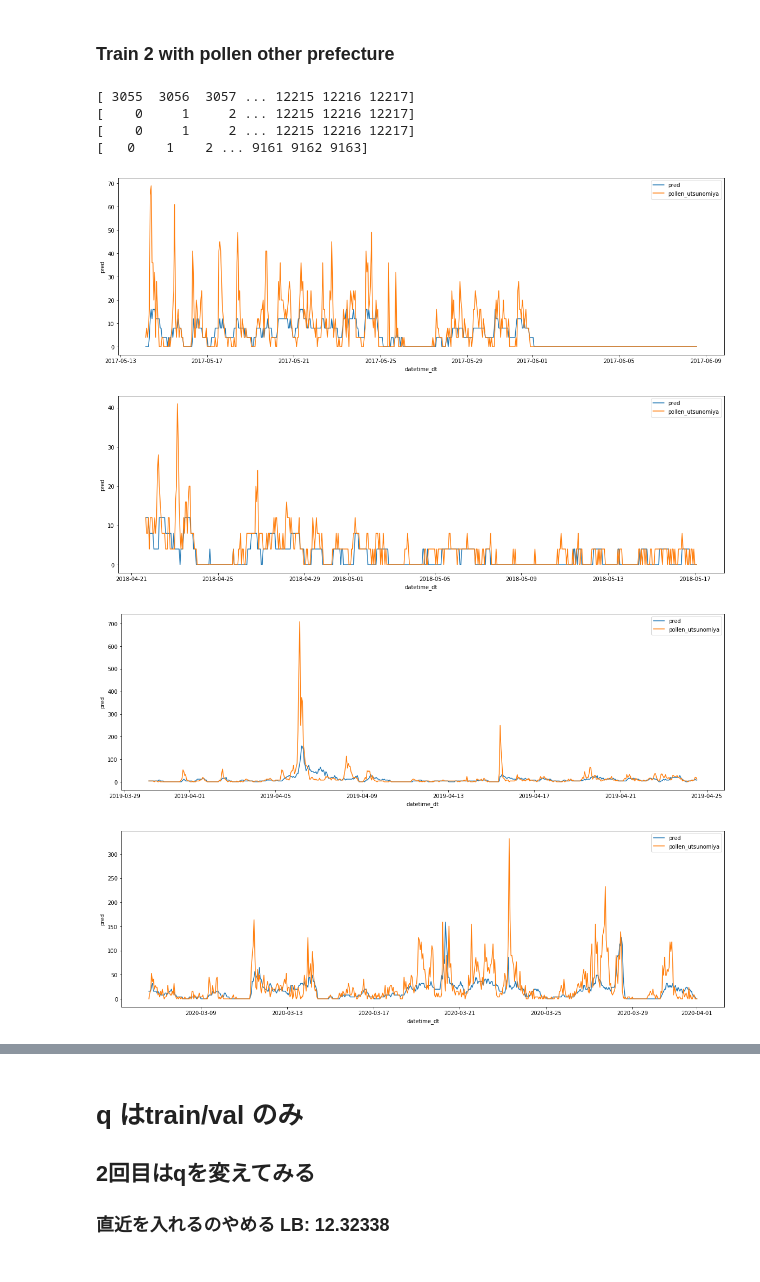
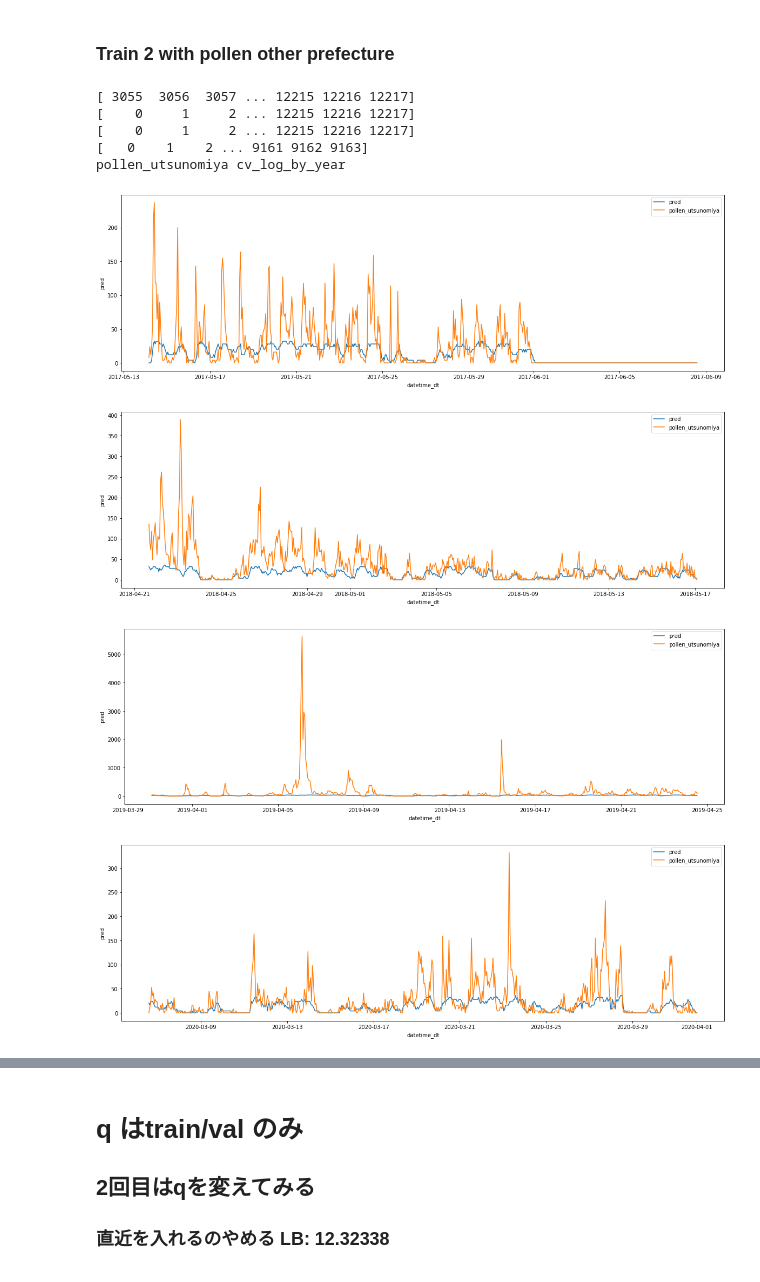
Before and after one commit to masaponto/kafun_solution, a Jupyter notebook: exp11/lgbm_kfold3.ipynb, the cells around one changed output, grey strips where cells are left out. Saved outputs shown, nothing was run; the diff lists cells and outputs as text; code cells hidden in the pictures.

```diff
--- a/exp11/lgbm_kfold3.ipynb
+++ b/exp11/lgbm_kfold3.ipynb
@@ -148,8 +148,7 @@ def train_lightgbm_with_cv_log(
     ],
     val_test_split: float =0.8,
     q: int =-1,
-    plot: bool = True,
-    convert_pollen: bool=True
+    plot: bool = True
 ) -> Union[np.array, List[np.float], pd.DataFrame, np.array]:
 
     # print(f"========={target_label}==========")
@@ -242,8 +241,7 @@ def train_lightgbm_with_cv_log(
             ax = sns.lineplot(data=_df_v_test, x="datetime_dt", y=label, label=label)
 
     prediction = np.where(prediction < 0, 0, prediction)
-    if convert_pollen:
-        prediction = np.array([getNearestValue(pollen_list, v) for v in prediction])
+    prediction = np.array([getNearestValue(pollen_list, v) for v in prediction])
 
     imps = np.mean(imps_list, axis=0)
     df_imps = pd.DataFrame({"columns": _df[cols].columns.tolist(), "feat_imp": imps})
@@ -1285,7 +1248,6 @@ def run_train(
         "pollen_chiba",
         "pollen_tokyo",
     ],
-    convert_pollen:bool=True
 ):
 
     _df_tr = _df[_df[label] >= 0].reset_index(drop=True)
@@ -1303,12 +1265,11 @@ def run_train(
         target_label=label,
         unused_label=["datetime", "datetime_dt"] + unused_feat,
         label_cols=label_cols,
-        q=q,
-        convert_pollen=convert_pollen
+        q=q
     )
 
 
-    #print(label, "cv_log_by_year")
+    print(label, "cv_log_by_year")
     # prediction, scores, df_imps, _val_scores, v_test_scores = train_lightgbm_with_cv_log_by_year(
     #     _df_tr,
     #     _df_test,
@@ -1347,6 +1308,4 @@ def make_feature(
 df_train = pd.read_csv(Config.train_path)
 df_test = pd.read_csv(Config.test_path)
 # %%
-#q_ut, q_tk, q_cb = 50, 30, 36
-
-q_ut, q_tk, q_cb = 50000, 50000, 50000 # 不要なので大きい値
+q_ut, q_tk, q_cb = 50, 30, 36
@@ -1396,9 +1321,6 @@ _df_cb, _df_test_cb = make_feature(df_train, df_test, make_feature_cb)
 # Train
 # %%
 # ut
-
-_df_ut = convert_pollen_total_2020(_df_ut, ["pollen_utsunomiya"], [total_pollen_2020_ut])
-
 prediction_ut_1, scores_ut, df_imps_ut, _val_scores_ut, v_test_scores_ut = run_train(
     _df_ut,
     _df_test_ut,
@@ -1481,27 +1402,25 @@ _df_test_tk_2 = _df_test_tk.copy()
 # %%
 _df_test_ut_2["pollen_tokyo"] = prediction_tk_1
 _df_test_ut_2["pollen_chiba"] = prediction_cb_1
 _df_test_ut_2["pollen_utsunomiya_pseudo"] = prediction_ut_1
 
 _df_ut_2["pollen_utsunomiya_pseudo"] = _df_ut["pollen_utsunomiya"]
 
-_df_ut_2 = convert_pollen_total_2020(_df_ut_2, ["pollen_tokyo", "pollen_chiba"], [total_pollen_2020_tk, total_pollen_2020_cb])
-
 _df_ut_2, _df_test_ut_2 = make_feature(
     _df_ut_2, _df_test_ut_2, make_feature_ut_2, cols=["pollen_utsunomiya"]
 )
+prediction_ut, scores_ut, df_imps_ut, _val_scores_ut, v_test_scores_ut = run_train(
+     _df_ut_2, _df_test_ut_2, q_ut, "pollen_utsunomiya", label_cols=["pollen_utsunomiya"]
+)
 
-
-prediction_ut, scores_ut, df_imps_ut, _val_scores_ut, v_test_scores_ut = run_train(
-     _df_ut_2, _df_test_ut_2, q_ut, "pollen_utsunomiya", label_cols=["pollen_utsunomiya"],
-     #convert_pollen=False
-)
+#prediction_ut = prediction_ut_1
 # %% [output]
 [ 3055  3056  3057 ... 12215 12216 12217]
 [    0     1     2 ... 12215 12216 12217]
 [    0     1     2 ... 12215 12216 12217]
 [   0    1    2 ... 9161 9162 9163]
+pollen_utsunomiya cv_log_by_year
-[figure, old version]
+[figure, new version]
-[figure, old version]
+[figure, new version]
-[figure, old version]
+[figure, new version]
-[figure, old version]
+[figure, new version]
```
Also changed, not shown: parts of 26 cells of this notebook, 2 other files.
